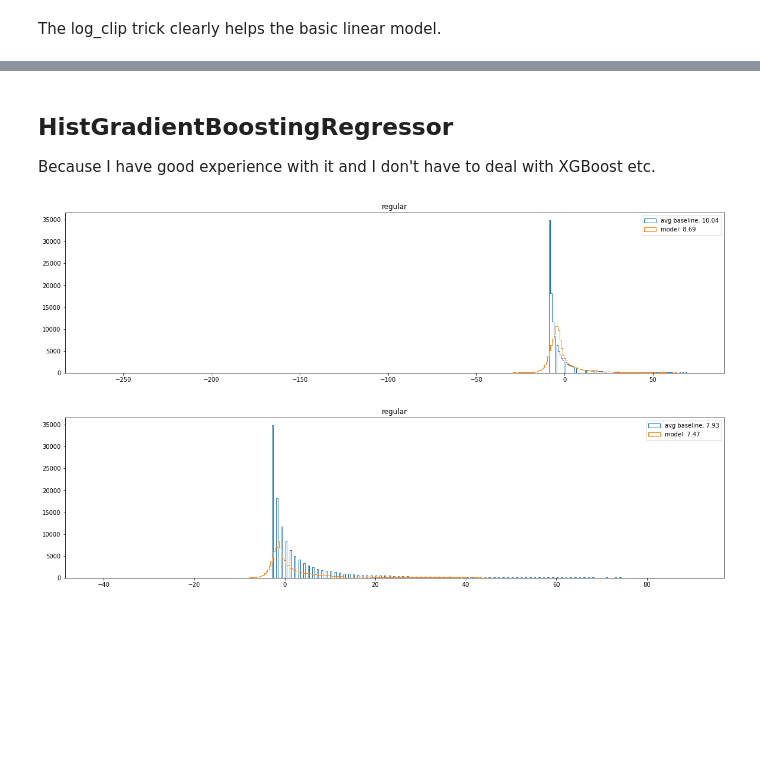
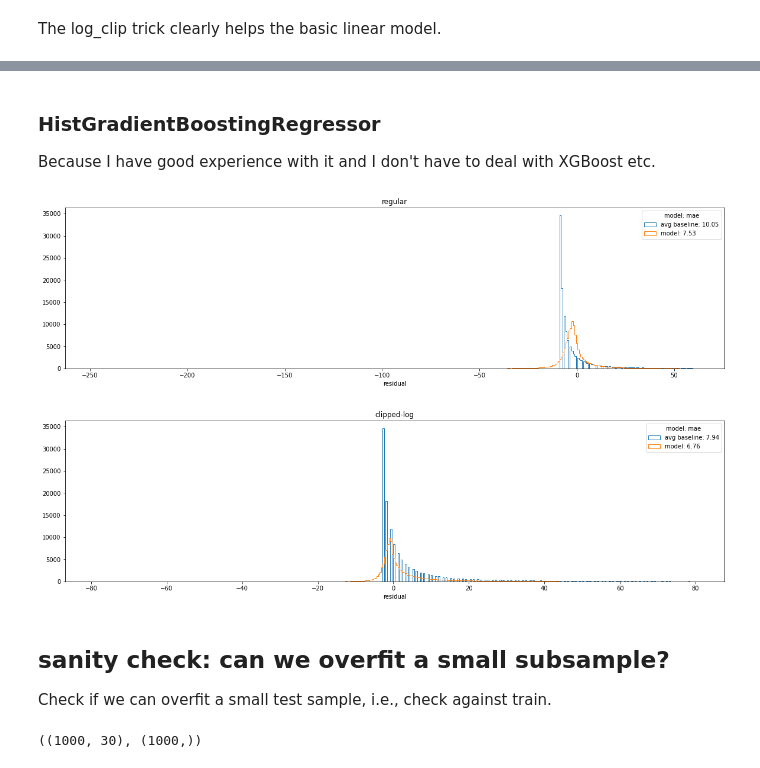
Before and after one commit to cb-314/vendor_challenge, a Jupyter notebook: vendor_challenge.ipynb, the cells around one changed output, grey strips where cells are left out. Drawn from its saved outputs; the diff is of its cells as text; code cells hidden in the pictures; blank space fills up the shorter version.

```diff
--- a/vendor_challenge.ipynb
+++ b/vendor_challenge.ipynb
@@ -66,0 +81,4 @@ True
+# %%
+# use these keys to normalize
+primary_keys = raw_primary_keys + ["split"]
+text_keys = primary_keys + ["source"]
@@ -202,4 +220,0 @@ products_sample_raw_train_test_df
-# %%
-# use these keys to normalize
-primary_keys = ["product_id", "vendor_id", "vendor_geohash", "split"]
-text_keys = primary_keys + ["source"]
@@ -514,3 +569,3 @@ I will ignore hyperparameter tuning of Word2Vec for now. But I'm using CBOW, mai
 # %%
 # train word2vec embedding on training data
-w2v_model = gensim.models.Word2Vec(products_doc_df[products_doc_df["split"] == "train"]["text_tokens_stemmed"], sg=0, size=100)
+w2v_model = gensim.models.Word2Vec(products_doc_df[products_doc_df["split"] == "train"]["text_tokens_stemmed"], sg=0, size=30)
@@ -680,7 +771,7 @@ class mean_baseline:
     y_pred = np.full(x_test.shape[0], self.pred)
     return y_pred
 
-def plot_res(res, mae, res_baseline, mae_baseline):
+def plot_res(title, res, mae, res_baseline, mae_baseline):
   fig, ax = plt.subplots(1, 1, figsize=(20, 5))
   ax.hist(
       res_baseline,
@@ -698,9 +789,10 @@ def plot_res(res, mae, res_baseline, mae_baseline):
           np.max([np.quantile(res, 0.99), np.quantile(res_baseline, .099)])),
       histtype="step",
       label="model: {:.2f}".format(mae))
-  ax.set_title("regular")
-  ax.legend()
-  plt.show()
+  ax.set_title(title)
+  ax.set_xlabel("residual")
+  ax.legend(title="model: mae")
+  fig.show()
 
 
 def eval_model(model, x_train, y_train, x_test, y_test):
@@ -715,7 +807,7 @@ def eval_model(model, x_train, y_train, x_test, y_test):
   res = y_test-y_pred
   mae = np.mean(np.abs(res))
 
-  plot_res(res, mae, res_baseline, mae_baseline)
+  plot_res("regular", res, mae, res_baseline, mae_baseline)
 
 def eval_model_clipped_log(model, x_train, y_train, x_test, y_test):
   y_train_log = np.log10(np.clip(y_train, 0, 200))
@@ -733,4 +825,4 @@ def eval_model_clipped_log(model, x_train, y_train, x_test, y_test):
   res = y_test-y_pred
   mae = np.mean(np.abs(res))
 
-  plot_res(res, mae, res_baseline, mae_baseline)
+  plot_res("clipped-log", res, mae, res_baseline, mae_baseline)
@@ -778,10 +871,23 @@ eval_model_clipped_log(rf_model, x_train_sample, y_train_sample, x_test, y_test)
 # %% [markdown]
-## HistGradientBoostingRegressor
+### HistGradientBoostingRegressor
 Because I have good experience with it and I don't have to deal with XGBoost etc.
 # %%
-hgb_model = sklearn.ensemble.HistGradientBoostingRegressor()
+hgb_model = sklearn.ensemble.HistGradientBoostingRegressor(max_iter=500, max_leaf_nodes=65)
 eval_model(hgb_model, x_train, y_train, x_test, y_test)
 eval_model_clipped_log(hgb_model, x_train, y_train, x_test, y_test)
 # %% [output]
-[figure, old version]
+[figure, new version]
-[figure, old version]
+[figure, new version]
+# %% [markdown]
+## sanity check: can we overfit a small subsample?
+
+Check if we can overfit a small test sample, i.e., check against train.
+# %%
+# sample from data
+sample_idx = np.random.randint(x_train.shape[0], size=1000)
+sample_xtrain = x_train[sample_idx]
+sample_ytrain = y_train[sample_idx]
+
+sample_xtrain.shape, sample_ytrain.shape
+# %% [output]
+((1000, 30), (1000,))
```
Also changed, not shown: parts of 71 cells of this notebook.
